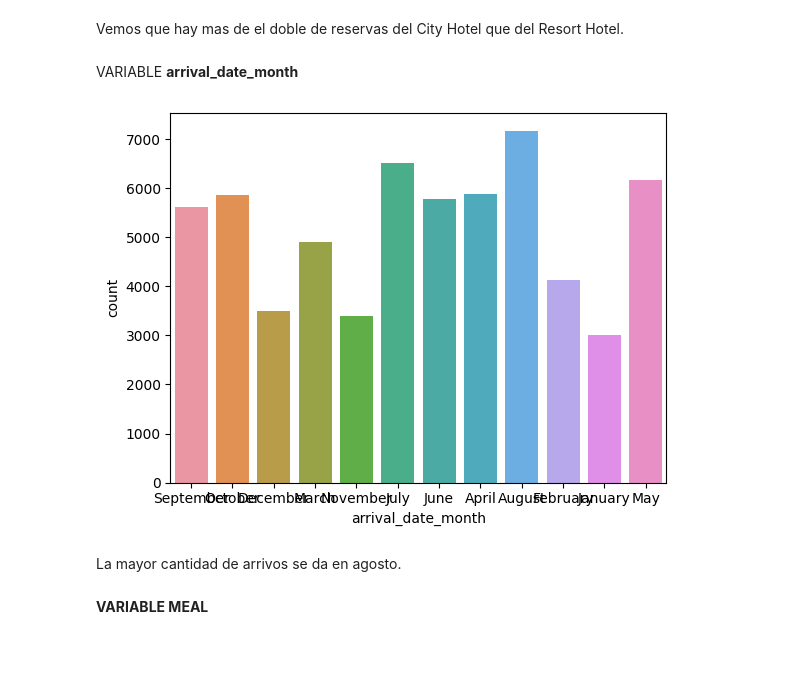
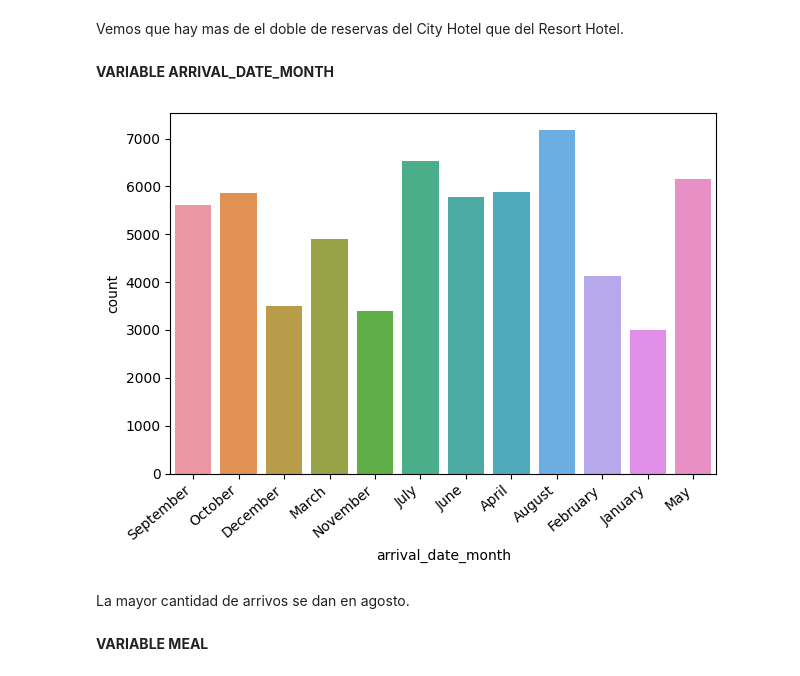
Before and after one commit to franmazzaro/7506R-2C2023-GRUPO39, a Jupyter notebook: 7506R_TP1_GRUPO39_CHP1_ENTREGA.ipynb, the cells around one changed output. Cells and saved outputs as stored; diff of their text form; code cells hidden in the pictures; blank space fills up the shorter version.

```diff
--- a/7506R_TP1_GRUPO39_CHP1_ENTREGA.ipynb
+++ b/7506R_TP1_GRUPO39_CHP1_ENTREGA.ipynb
@@ -15,4 +3,6 @@ Comenzamos obteniendo una visualización general del Dataframe y sus tipos de da
 # %%
-hoteles = pd.read_csv('/content/hotels_train (1).csv')
-hoteles.head()
+import pandas as pd
+
+hoteles = pd.read_csv('/content/sample_data/hotels_train.csv')
+hoteles.shape
 # %% [output]
@@ -63,15 +84,17 @@ Resort Hotel    19784
 Name: hotel, dtype: int64
 # %% [markdown]
 Vemos que hay mas de el doble de reservas del City Hotel que del Resort Hotel.
-# %% [markdown]
-VARIABLE **arrival_date_month**
+# %% [markdown]
+**VARIABLE ARRIVAL_DATE_MONTH**
 # %%
-sns.countplot(x='arrival_date_month', data=hoteles, )
+arrival_date_month_grafic = sns.countplot(x='arrival_date_month', data=hoteles, )
+arrival_date_month_grafic.set_xticklabels(arrival_date_month_grafic.get_xticklabels(), rotation=40, ha="right")
+plt.tight_layout()
 plt.show()
 # %% [output]
-[figure, old version]
+[figure, new version]
 # %% [markdown]
-La mayor cantidad de arrivos se da en agosto.
+La mayor cantidad de arrivos se dan en agosto.
 # %% [markdown]
 **VARIABLE MEAL**
 # %%
```
Also changed, not shown: parts of 46 cells of this notebook.
